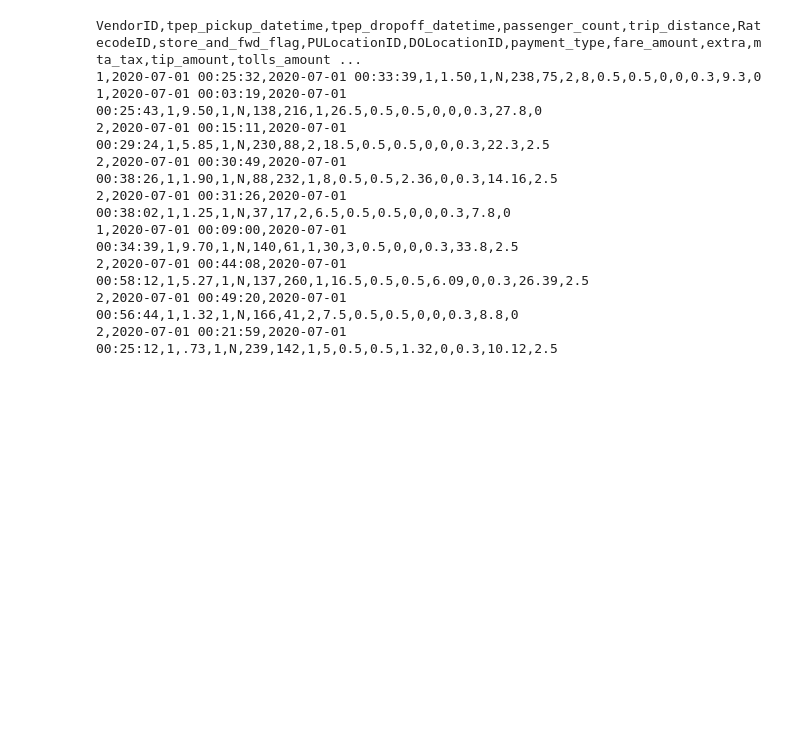
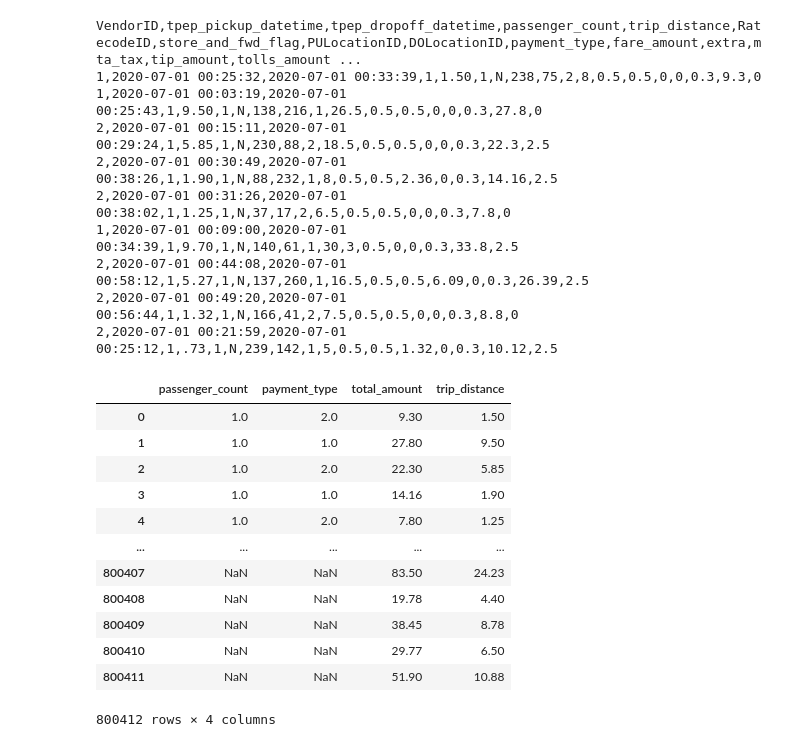
Before and after one commit to opagani/https-github.com-opagani-2024-08Aug-cleaning, a Jupyter notebook: LernerPython - 2024-08Aug-chaining.ipynb, the cells around one changed output. Cells and saved outputs as stored; diff of their text form; code cells hidden in the pictures; blank space fills up the shorter version.

```diff
--- a/LernerPython - 2024-08Aug-chaining.ipynb
+++ b/LernerPython - 2024-08Aug-chaining.ipynb
@@ -443,3 +443,31 @@ VendorID,tpep_pickup_datetime,tpep_dropoff_datetime,passenger_count,trip_distanc
 2,2020-07-01 00:44:08,2020-07-01 00:58:12,1,5.27,1,N,137,260,1,16.5,0.5,0.5,6.09,0,0.3,26.39,2.5
 2,2020-07-01 00:49:20,2020-07-01 00:56:44,1,1.32,1,N,166,41,2,7.5,0.5,0.5,0,0,0.3,8.8,0
 2,2020-07-01 00:21:59,2020-07-01 00:25:12,1,.73,1,N,239,142,1,5,0.5,0.5,1.32,0,0.3,10.12,2.5
+# %%
+# I'll assume that you have the taxi data in a data frame; we'll only need passenger_count, payment_type, total_amount, and trip_distance.
+# For trips that had more than 1 passenger and had a total_amount > 500, show the mean trip_distance for each payment type.
+(
+    pd
+    .read_csv(filename,
+              usecols=['passenger_count', 'payment_type',
+                          'total_amount', 'trip_distance'],
+              engine='pyarrow')
+    .loc[
+        lambda df_:
+    ]
+
+)
+# %% [output]
+|  | passenger_count | payment_type | total_amount | trip_distance |
+| 0 | 1.0 | 2.0 | 9.30 | 1.50 |
+| 1 | 1.0 | 1.0 | 27.80 | 9.50 |
+| 2 | 1.0 | 2.0 | 22.30 | 5.85 |
+| 3 | 1.0 | 1.0 | 14.16 | 1.90 |
+| 4 | 1.0 | 2.0 | 7.80 | 1.25 |
+| ... | ... | ... | ... | ... |
+| 800407 | NaN | NaN | 83.50 | 24.23 |
+| 800408 | NaN | NaN | 19.78 | 4.40 |
+| 800409 | NaN | NaN | 38.45 | 8.78 |
+| 800410 | NaN | NaN | 29.77 | 6.50 |
+| 800411 | NaN | NaN | 51.90 | 10.88 |
+800412 rows × 4 columns
```
Also changed, not shown: parts of 1 cell of this notebook.
